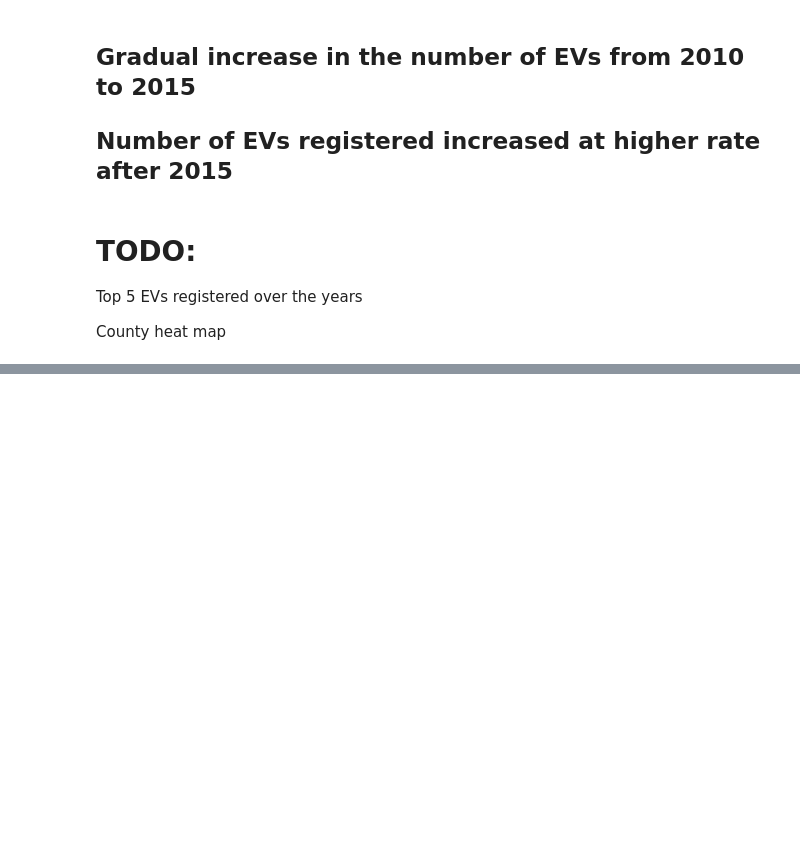
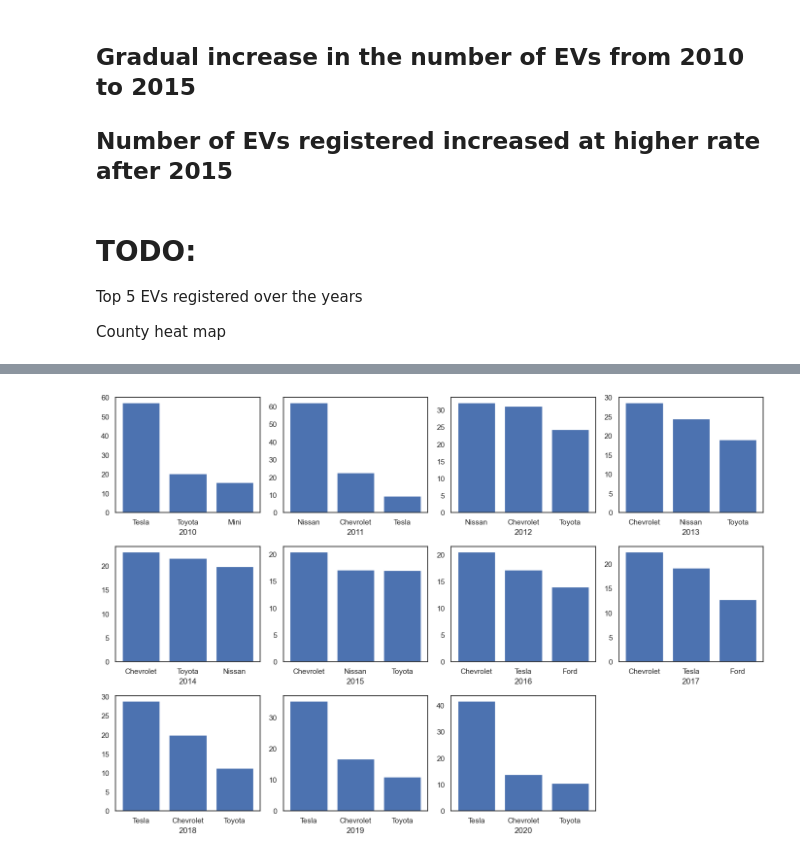
Before and after one commit to akashjn/DataScience, a Jupyter notebook: 0_Webscraping.ipynb, the cells around one changed output, grey strips where cells are left out. Cells and saved outputs as stored; diff of their text form; code cells hidden in the pictures; blank space fills up the shorter version.

```diff
--- a/0_Webscraping.ipynb
+++ b/0_Webscraping.ipynb
@@ -46,0 +28,4 @@ memory usage: 174.6+ MB
+# %%
+# dt.to_csv(r'./CA_data.csv',index=False)
+dt=pd.read_csv(r'./CA_data.csv')
+dt.info()
@@ -170,0 +199,4 @@ County heat map
+# %%
+dt["Make"]=dt['Vehicle Name'].apply(lambda s:s.split()[0])
+dt["Model"]=dt['Vehicle Name'].apply(lambda s:''.join(s.split()[1:]))
+dt.head()
@@ -170,0 +235,30 @@ County heat map
+# %%
+# dt.groupby('year').apply(lambda x : x.sort_values(by = 'value', ascending = False).head(2).reset_index(drop = True))
+df_year_make=pd.crosstab(dt.year,dt.Make)
+# %%
+nr_rows = 4
+nr_cols = 4
+sns.set(style='white')
+fig, axs = plt.subplots(nr_rows, nr_cols, figsize=(nr_cols*3.5,nr_rows*3))
+
+for r in range(0,nr_rows):
+
+    for c in range(0,nr_cols):
+        i = r*nr_cols+c
+
+        if i < len(df_year_make):
+            year=df_year_make.index[i]
+            df=100*df_year_make.iloc[i].sort_values(ascending=False)[:3]/df_year_make.iloc[i].sum()
+            # print(df.values)
+            axs[r][c].bar(x=df.index.to_list(),height=df.values)
+            # sns.distplot(x=X[descriptors[i]],color="green", ax = axs[r][c],bins=40,kde=True)
+        #     # print()
+            axs[r][c].set_xlabel(year)
+        else:
+            fig.delaxes(axs[r][c])
+
+plt.tight_layout()
+# # plt.savefig("./Figures/Ered_desc2.png",dpi=300)
+plt.show()
+# %% [output]
+[figure, added]
```
Also changed, not shown: parts of 10 cells of this notebook.
